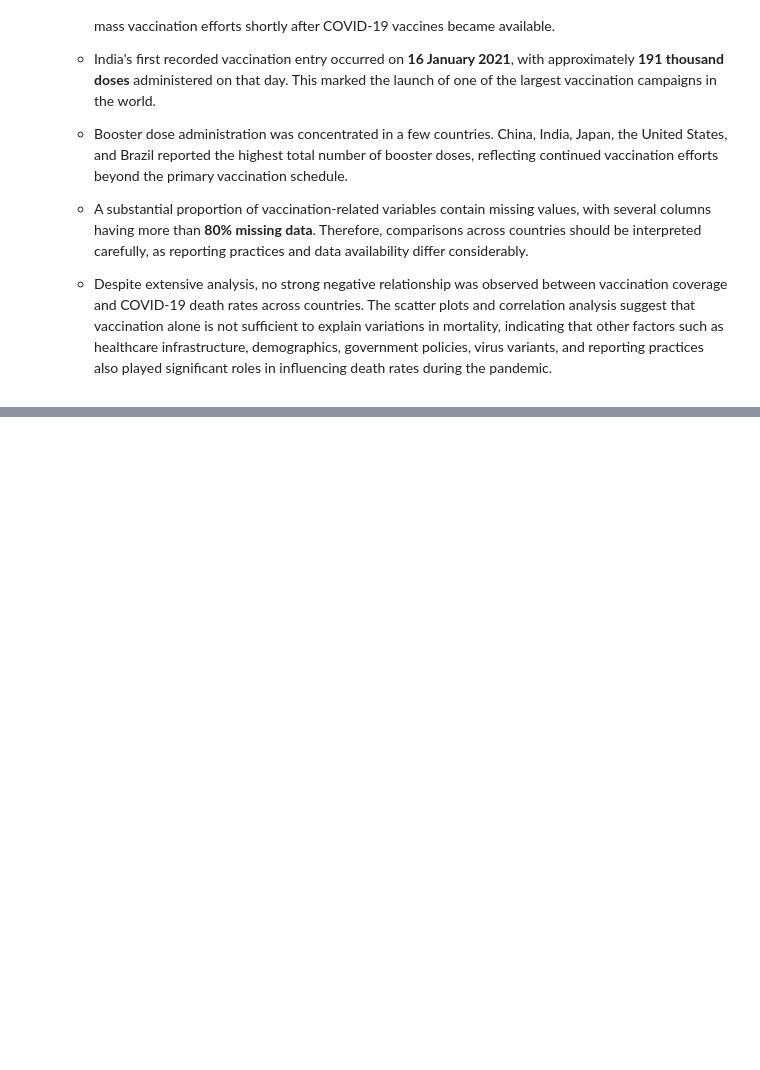
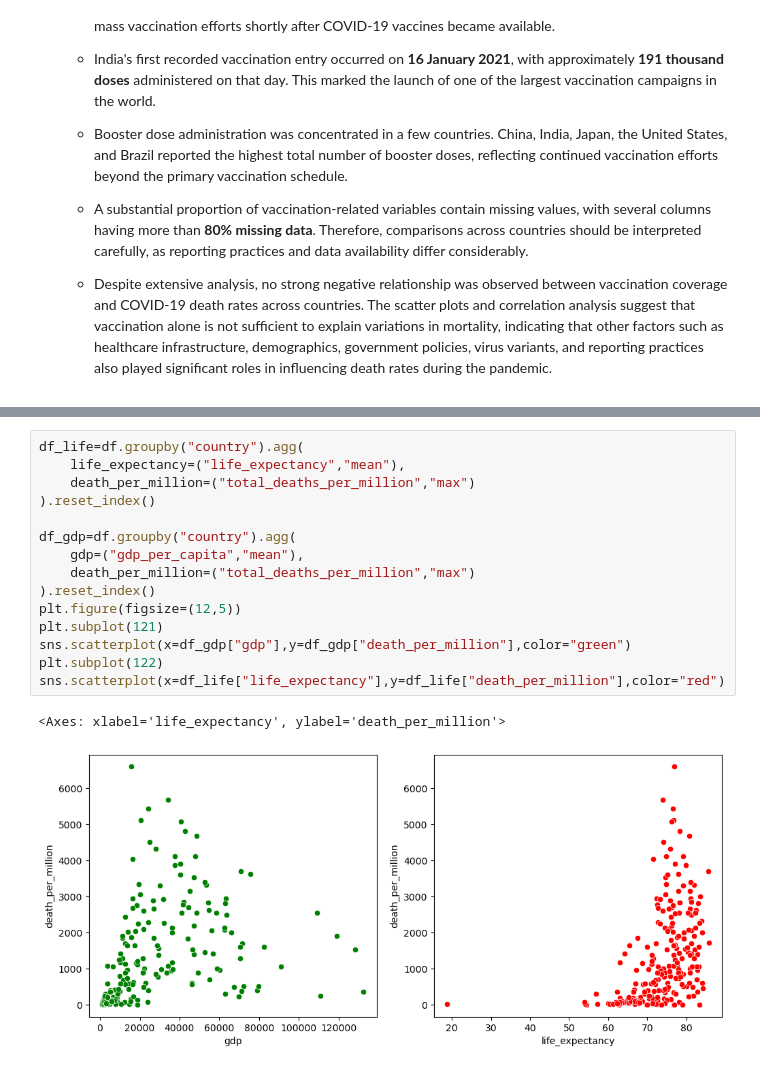
Before and after one commit to Polly49/COVID-19-Global-Data-Analysis, a Jupyter notebook: notebooks/covid_eda.ipynb, the cells around one changed output, grey strips where cells are left out. Cells and saved outputs as stored; diff of their text form; blank space fills up the shorter version.

```diff
--- a/notebooks/covid_eda.ipynb
+++ b/notebooks/covid_eda.ipynb
@@ -728,0 +808,18 @@ df_analyse_vaccine[
+# %%
+df_life=df.groupby("country").agg(
+    life_expectancy=("life_expectancy","mean"),
+    death_per_million=("total_deaths_per_million","max")
+).reset_index()
+
+df_gdp=df.groupby("country").agg(
+    gdp=("gdp_per_capita","mean"),
+    death_per_million=("total_deaths_per_million","max")
+).reset_index()
+plt.figure(figsize=(12,5))
+plt.subplot(121)
+sns.scatterplot(x=df_gdp["gdp"],y=df_gdp["death_per_million"],color="green")
+plt.subplot(122)
+sns.scatterplot(x=df_life["life_expectancy"],y=df_life["death_per_million"],color="red")
+# %% [output]
+<Axes: xlabel='life_expectancy', ylabel='death_per_million'>
+[figure, added]
```
Also changed, not shown: parts of 14 cells of this notebook.
